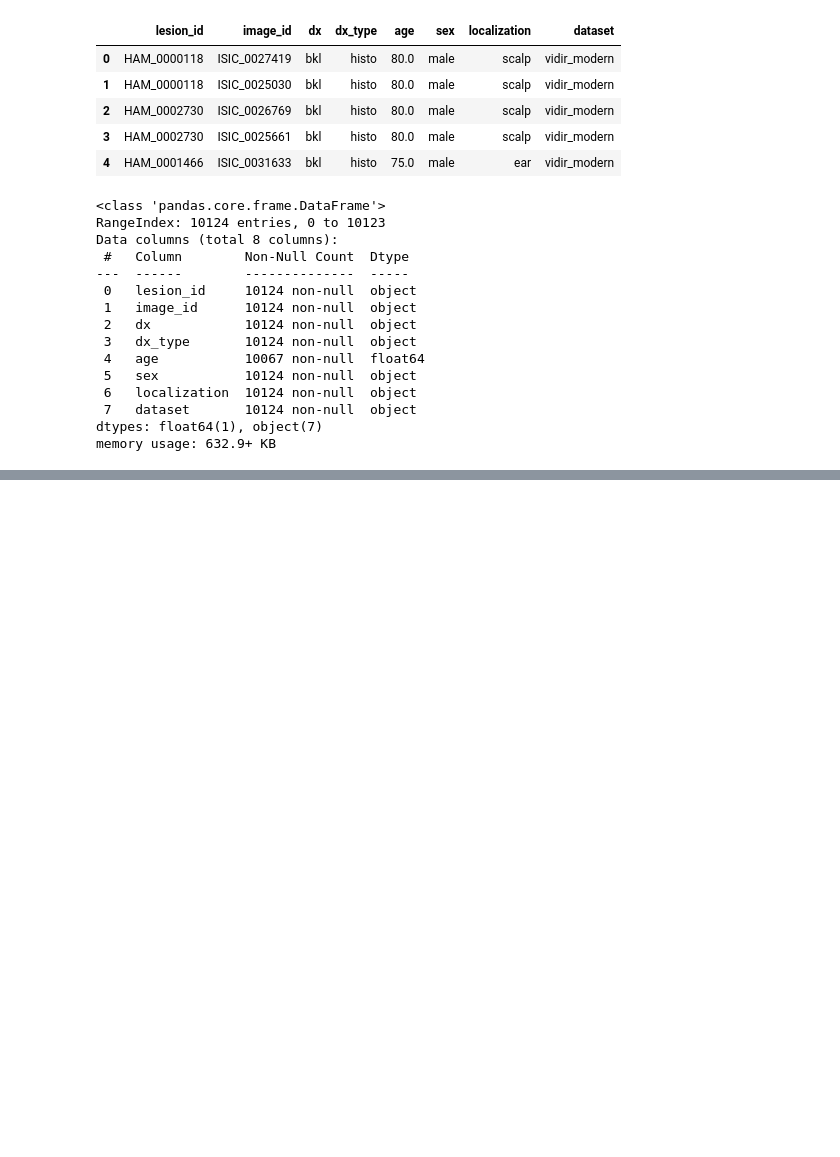
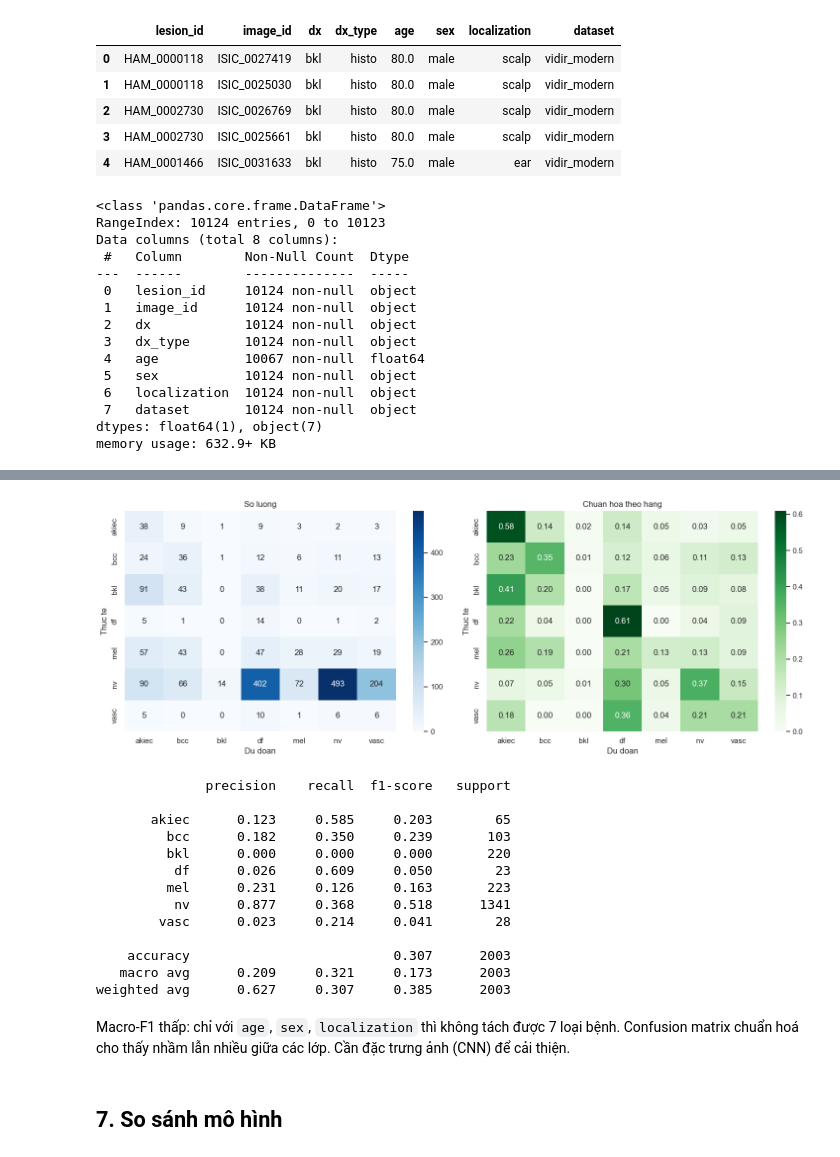
Before and after one commit to PTAxHVA/skin-cancer-detection, a Jupyter notebook: notebooks/skin_cancer_detection.ipynb, the cells around one changed output, grey strips where cells are left out. Drawn from its saved outputs; the diff is of its cells as text; code cells hidden in the pictures; blank space fills up the shorter version.

```diff
--- a/notebooks/skin_cancer_detection.ipynb
+++ b/notebooks/skin_cancer_detection.ipynb
@@ -395,0 +246,34 @@ Test accuracy: 0.714 | macro-F1: 0.633
+# %%
+fig, ax = plt.subplots(1, 2, figsize=(15, 5.5))
+cm = confusion_matrix(yte, y_pred_multi)
+sns.heatmap(cm, annot=True, fmt='d', cmap='Blues',
+            xticklabels=class_names, yticklabels=class_names, ax=ax[0])
+ax[0].set_title('So luong'); ax[0].set_xlabel('Du doan'); ax[0].set_ylabel('Thuc te')
+cmn = cm / cm.sum(axis=1, keepdims=True).clip(min=1)
+sns.heatmap(cmn, annot=True, fmt='.2f', cmap='Greens',
+            xticklabels=class_names, yticklabels=class_names, ax=ax[1])
+ax[1].set_title('Chuan hoa theo hang'); ax[1].set_xlabel('Du doan'); ax[1].set_ylabel('Thuc te')
+plt.tight_layout(); plt.show()
+
+print(classification_report(yte, y_pred_multi, target_names=class_names, digits=3))
+# %% [output]
+[figure, added]
+              precision    recall  f1-score   support
+
+       akiec      0.123     0.585     0.203        65
+         bcc      0.182     0.350     0.239       103
+         bkl      0.000     0.000     0.000       220
+          df      0.026     0.609     0.050        23
+         mel      0.231     0.126     0.163       223
+          nv      0.877     0.368     0.518      1341
+        vasc      0.023     0.214     0.041        28
+
+    accuracy                          0.307      2003
+   macro avg      0.209     0.321     0.173      2003
+weighted avg      0.627     0.307     0.385      2003
+# %% [markdown]
+Macro-F1 thấp: chỉ với `age`, `sex`, `localization` thì không tách được 7 loại bệnh.
+Confusion matrix chuẩn hoá cho thấy nhầm lẫn nhiều giữa các lớp. Cần đặc trưng ảnh
+(CNN) để cải thiện.
+# %% [markdown]
+## 7. So sánh mô hình
```
Also changed, not shown: parts of 53 cells of this notebook, 7 other files.
